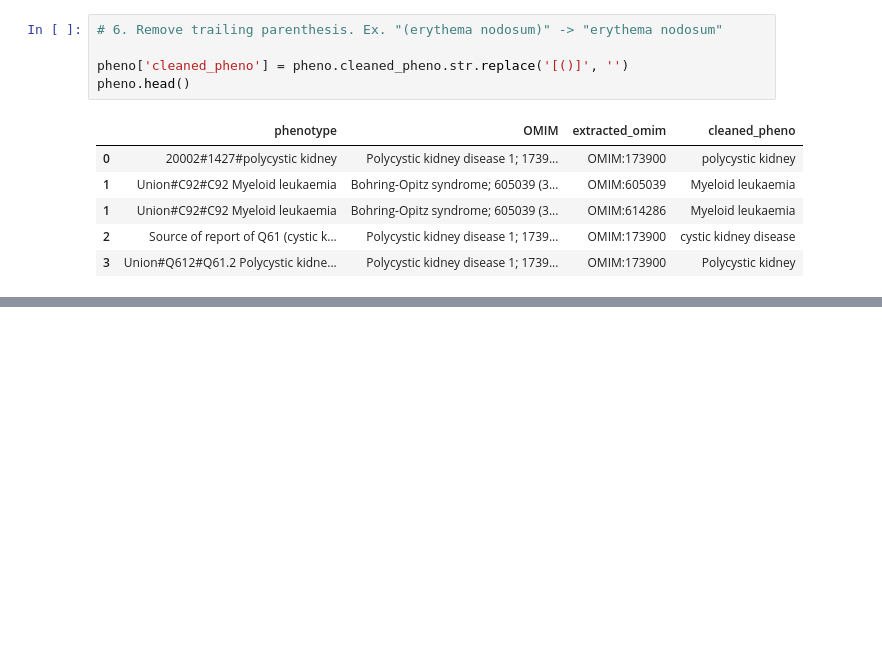
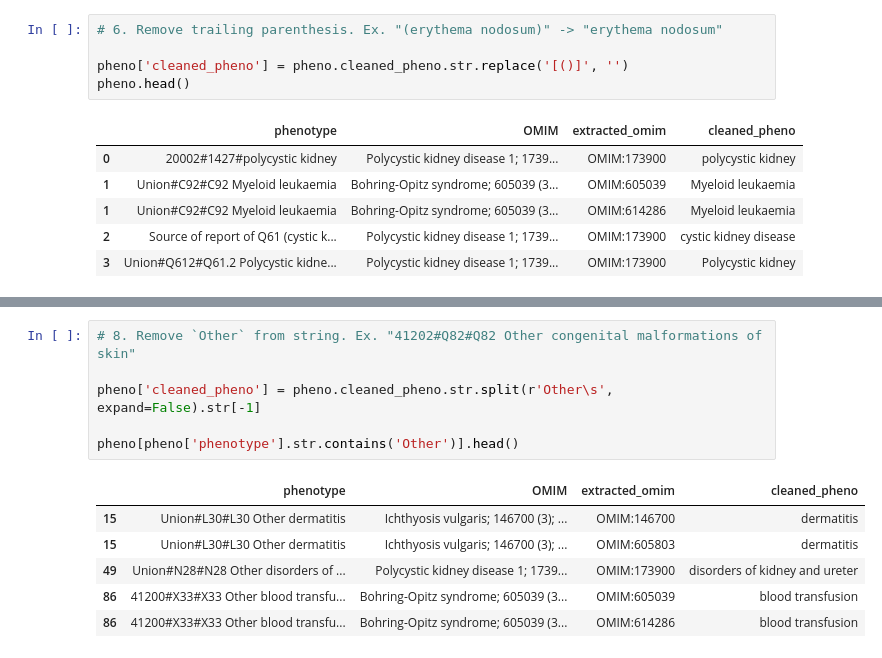
Before and after one commit to ireneisdoomed/random_notebooks, a Jupyter notebook: exome_data/az/notebooks/phenotypes.ipynb, the cells around one changed output, grey strips where cells are left out. Saved outputs shown, nothing was run; the diff lists cells and outputs as text; blank space fills up the shorter version.

```diff
--- a/exome_data/az/notebooks/phenotypes.ipynb
+++ b/exome_data/az/notebooks/phenotypes.ipynb
@@ -258,0 +258,13 @@ pheno.head()
+# %%
+# 8. Remove `Other` from string. Ex. "41202#Q82#Q82 Other congenital malformations of skin"
+
+pheno['cleaned_pheno'] = pheno.cleaned_pheno.str.split(r'Other\s', expand=False).str[-1]
+
+pheno[pheno['phenotype'].str.contains('Other')].head()
+# %% [output]
+|  | phenotype | OMIM | extracted_omim | cleaned_pheno |
+| 15 | Union#L30#L30 Other dermatitis | Ichthyosis vulgaris; 146700 (3); ... | OMIM:146700 | dermatitis |
+| 15 | Union#L30#L30 Other dermatitis | Ichthyosis vulgaris; 146700 (3); ... | OMIM:605803 | dermatitis |
+| 49 | Union#N28#N28 Other disorders of ... | Polycystic kidney disease 1; 1739... | OMIM:173900 | disorders of kidney and ureter |
+| 86 | 41200#X33#X33 Other blood transfu... | Bohring-Opitz syndrome; 605039 (3... | OMIM:605039 | blood transfusion |
+| 86 | 41200#X33#X33 Other blood transfu... | Bohring-Opitz syndrome; 605039 (3... | OMIM:614286 | blood transfusion |
```
Also changed, not shown: parts of 16 cells of this notebook.
